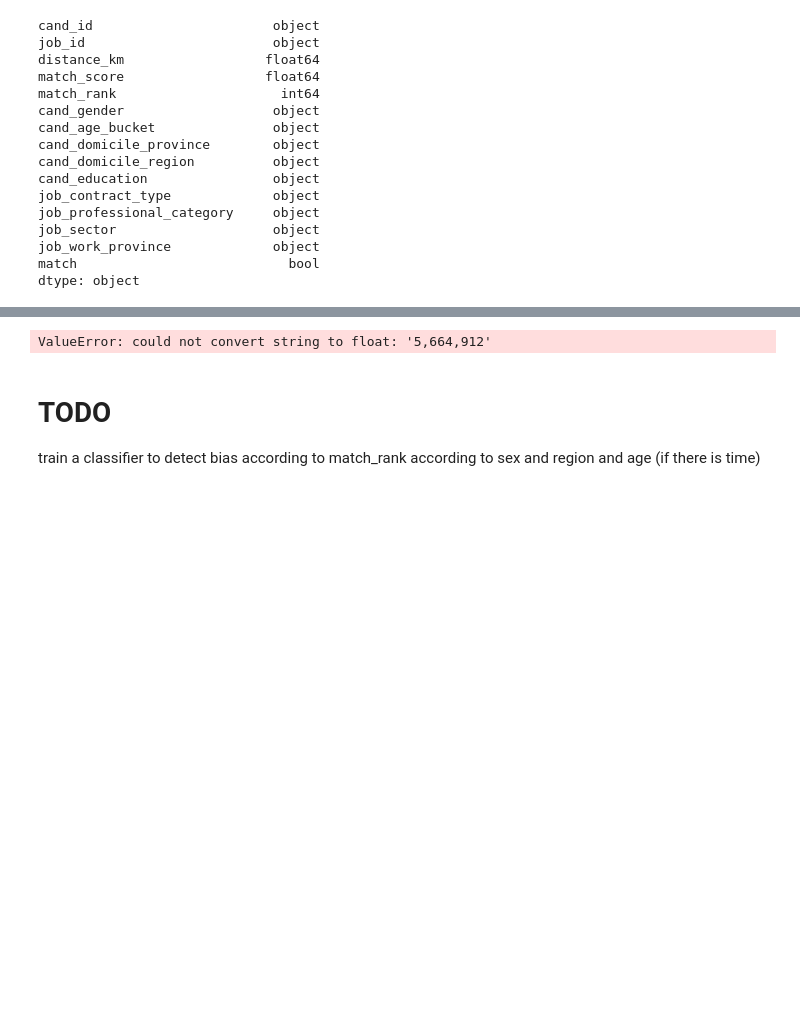
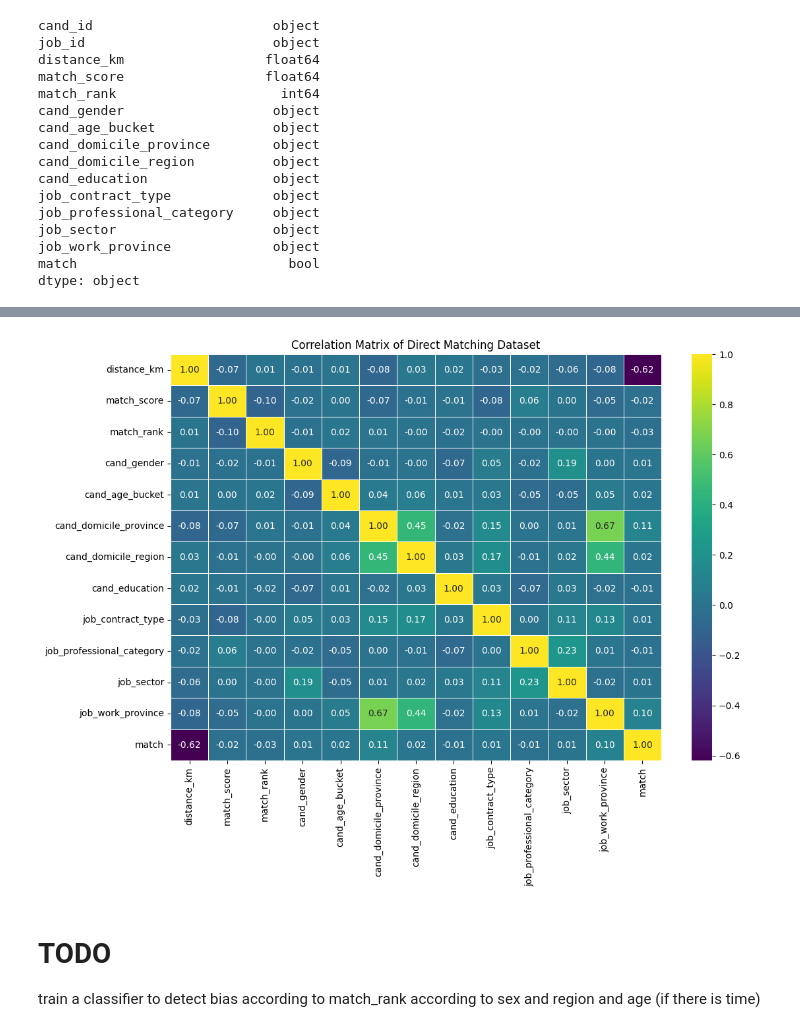
Before and after one commit to adiiulio/AiInIndustry_2025, a Jupyter notebook: fariness.ipynb, the cells around one changed output, grey strips where cells are left out. Saved outputs shown, nothing was run; the diff lists cells and outputs as text; code cells hidden in the pictures; blank space fills up the shorter version.

Commit message:
added plots

```diff
--- a/fariness.ipynb
+++ b/fariness.ipynb
@@ -719,4 +721,4 @@ job_work_province             object
 match                           bool
 dtype: object
 # %%
-dm_df_encoded["distance_km"] = dm_df_encoded["distance_km"].str.replace(".", "", regex=True).astype(float)
+dm_df_encoded["distance_km"] = dm_df_encoded["distance_km"].astype(float)
@@ -724,0 +725,23 @@ AttributeError: Can only use .str accessor with string values!
+# %%
+dm_df_encoded["match_score"] = dm_df_encoded["match_score"].astype(float)
+# %%
+label_encoder = LabelEncoder()
+
+categorical_cols = [
+'cand_gender',
+'cand_age_bucket',
+'cand_domicile_province',
+'cand_domicile_region',
+'cand_education',
+'job_contract_type',
+'job_professional_category',
+'job_sector',
+'job_work_province',
+'match'
+]
+
+for c in categorical_cols:
+    dm_df_encoded[c] = label_encoder.fit_transform(dm_df_encoded[c])
+# %%
+dm_df_encoded.drop('cand_id', inplace=True, axis=1)
+dm_df_encoded.drop('job_id', inplace=True, axis=1)
@@ -725,19 +757,19 @@ AttributeError: Can only use .str accessor with string values!
 # %%
 import seaborn as sns
 import matplotlib.pyplot as plt
 
 # Compute the correlation matrix
-correlation_matrix = dm_df.corr()
+correlation_matrix = dm_df_encoded.corr()
 
 # Plot the heatmap
 plt.figure(figsize=(12, 8))
-sns.heatmap(correlation_matrix, annot=True, cmap="coolwarm", fmt=".2f", linewidths=0.5)
+sns.heatmap(correlation_matrix, annot=True, cmap="viridis", fmt=".2f", linewidths=0.5)
 
 # Customize the plot
 plt.title("Correlation Matrix of Direct Matching Dataset")
 plt.show()
 # %% [output]
-ValueError: could not convert string to float: '5,664,912'
+[figure, added]
 # %% [markdown]
 # TODO
 train a classifier to detect bias according to match_rank according to sex and region and age (if there is time)
```
Also changed, not shown: parts of 3 cells of this notebook.
